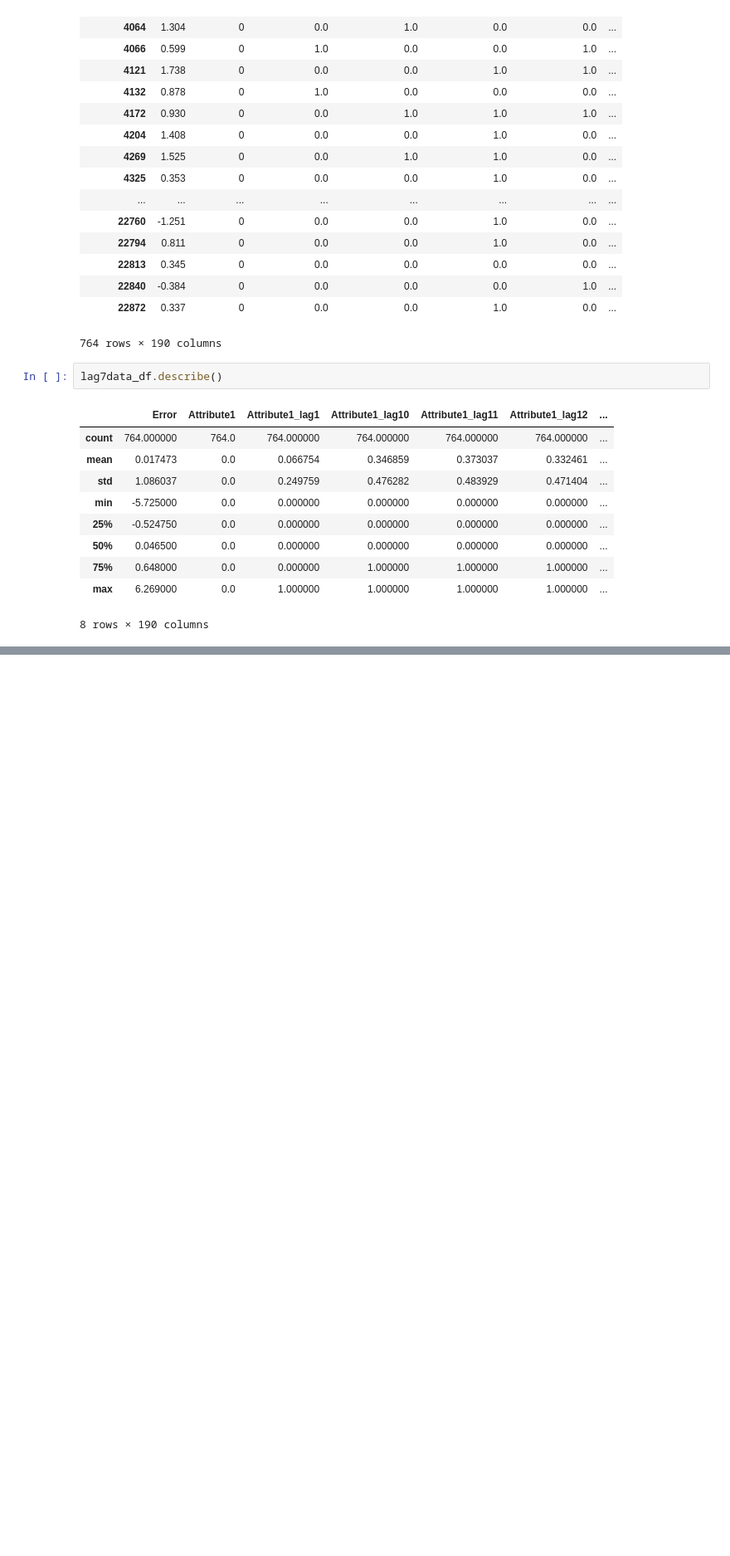
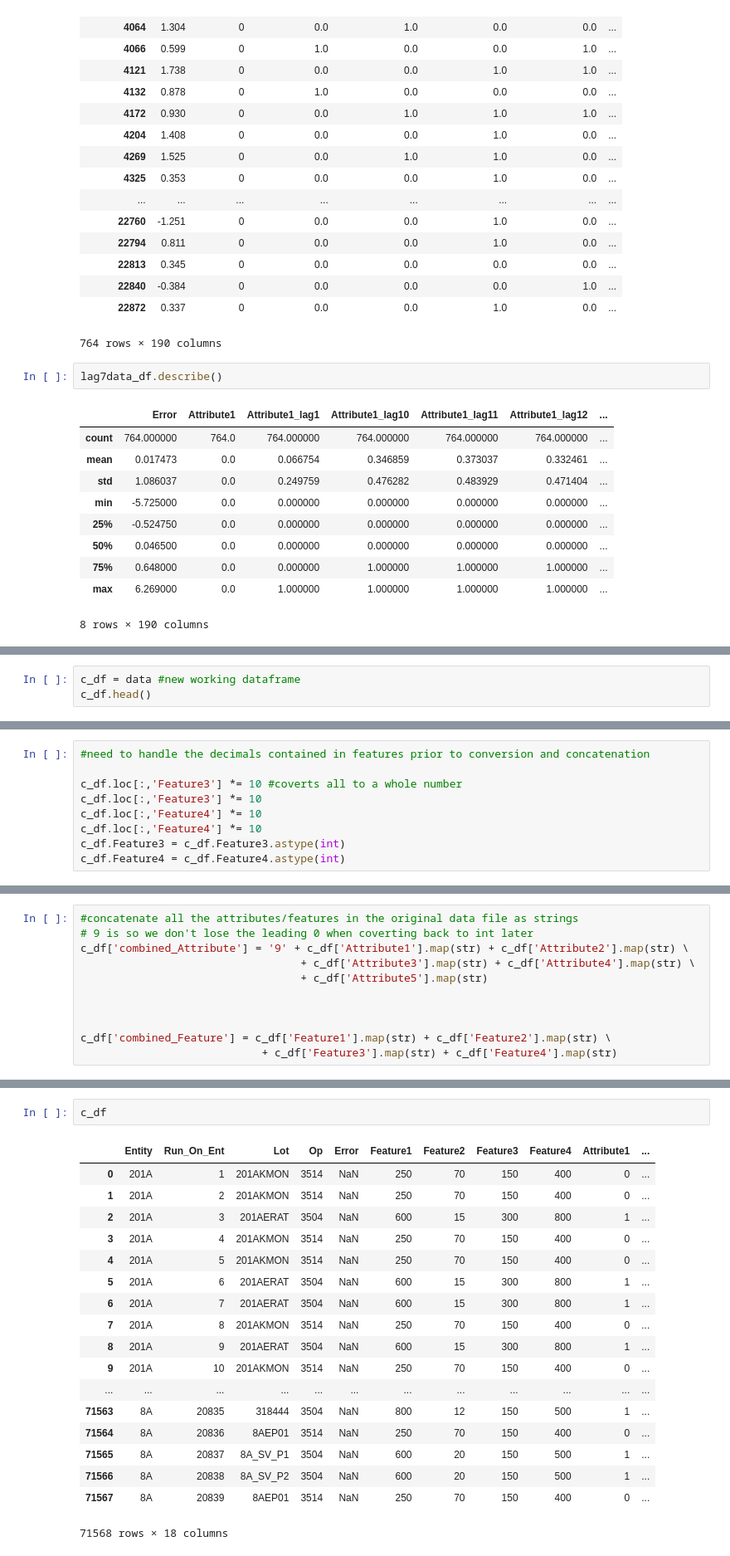
Before and after one commit to austinbock/project1, a Jupyter notebook: Capstone1 Data Investigation.ipynb, the cells around one changed output, grey strips where cells are left out. Shown at 83% size. Drawn from its saved outputs; the diff is of its cells as text; blank space fills up the shorter version.

```diff
--- a/Capstone1 Data Investigation.ipynb
+++ b/Capstone1 Data Investigation.ipynb
@@ -358,0 +436,3 @@ coh_matrix
+# %%
+c_df = data #new working dataframe
+c_df.head()
@@ -358,0 +446,9 @@ coh_matrix
+# %%
+#need to handle the decimals contained in features prior to conversion and concatenation
+
+c_df.loc[:,'Feature3'] *= 10 #coverts all to a whole number
+c_df.loc[:,'Feature3'] *= 10
+c_df.loc[:,'Feature4'] *= 10
+c_df.loc[:,'Feature4'] *= 10
+c_df.Feature3 = c_df.Feature3.astype(int)
+c_df.Feature4 = c_df.Feature4.astype(int)
@@ -358,0 +473,11 @@ coh_matrix
+# %%
+#concatenate all the attributes/features in the original data file as strings
+# 9 is so we don't lose the leading 0 when coverting back to int later
+c_df['combined_Attribute'] = '9' + c_df['Attribute1'].map(str) + c_df['Attribute2'].map(str) \
+                                  + c_df['Attribute3'].map(str) + c_df['Attribute4'].map(str) \
+                                  + c_df['Attribute5'].map(str)
+
+
+
+c_df['combined_Feature'] = c_df['Feature1'].map(str) + c_df['Feature2'].map(str) \
+                            + c_df['Feature3'].map(str) + c_df['Feature4'].map(str)
@@ -358,0 +502,21 @@ coh_matrix
+# %%
+c_df
+# %% [output]
+|  | Entity | Run_On_Ent | Lot | Op | Error | Feature1 | Feature2 | Feature3 | Feature4 | Attribute1 | ... |
+| 0 | 201A | 1 | 201AKMON | 3514 | NaN | 250 | 70 | 150 | 400 | 0 | ... |
+| 1 | 201A | 2 | 201AKMON | 3514 | NaN | 250 | 70 | 150 | 400 | 0 | ... |
+| 2 | 201A | 3 | 201AERAT | 3504 | NaN | 600 | 15 | 300 | 800 | 1 | ... |
+| 3 | 201A | 4 | 201AKMON | 3514 | NaN | 250 | 70 | 150 | 400 | 0 | ... |
+| 4 | 201A | 5 | 201AKMON | 3514 | NaN | 250 | 70 | 150 | 400 | 0 | ... |
+| 5 | 201A | 6 | 201AERAT | 3504 | NaN | 600 | 15 | 300 | 800 | 1 | ... |
+| 6 | 201A | 7 | 201AERAT | 3504 | NaN | 600 | 15 | 300 | 800 | 1 | ... |
+| 7 | 201A | 8 | 201AKMON | 3514 | NaN | 250 | 70 | 150 | 400 | 0 | ... |
+| 8 | 201A | 9 | 201AERAT | 3504 | NaN | 600 | 15 | 300 | 800 | 1 | ... |
+| 9 | 201A | 10 | 201AKMON | 3514 | NaN | 250 | 70 | 150 | 400 | 0 | ... |
+| ... | ... | ... | ... | ... | ... | ... | ... | ... | ... | ... | ... |
+| 71563 | 8A | 20835 | 318444 | 3504 | NaN | 800 | 12 | 150 | 500 | 1 | ... |
+| 71564 | 8A | 20836 | 8AEP01 | 3514 | NaN | 250 | 70 | 150 | 400 | 0 | ... |
+| 71565 | 8A | 20837 | 8A_SV_P1 | 3504 | NaN | 600 | 20 | 150 | 500 | 1 | ... |
+| 71566 | 8A | 20838 | 8A_SV_P2 | 3504 | NaN | 600 | 20 | 150 | 500 | 1 | ... |
+| 71567 | 8A | 20839 | 8AEP01 | 3514 | NaN | 250 | 70 | 150 | 400 | 0 | ... |
+71568 rows × 18 columns
```
Also changed, not shown: parts of 30 cells of this notebook.
